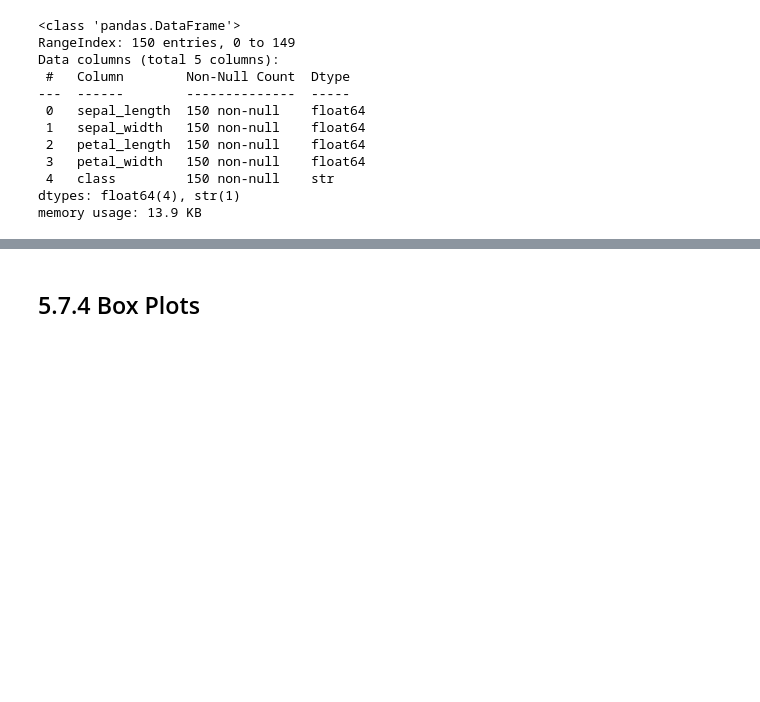
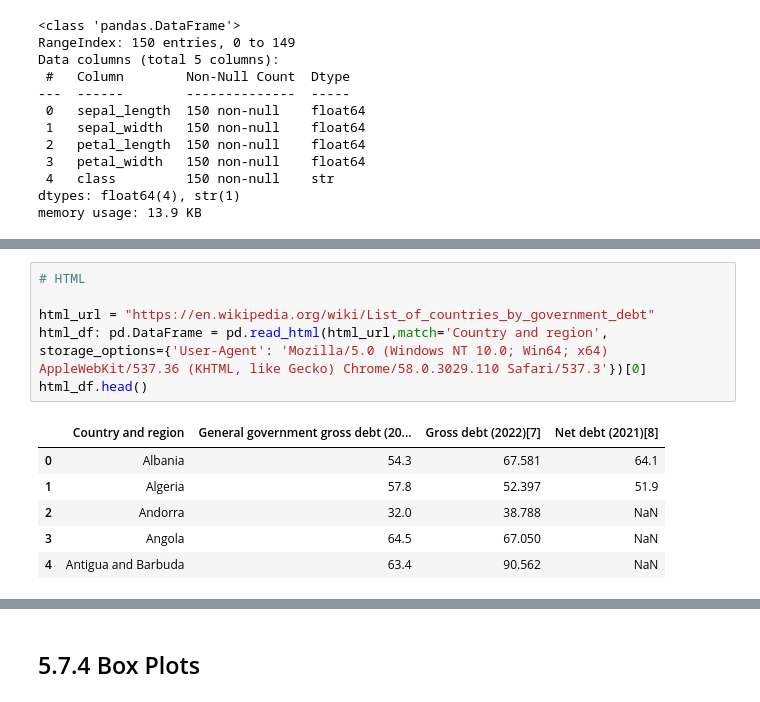
Before and after one commit to ahsankhan609/learn_ds_ml, a Jupyter notebook: notebooks/05_pandas/notes.ipynb, the cells around one changed output, grey strips where cells are left out. Cells and saved outputs as stored; diff of their text form; blank space fills up the shorter version.

```diff
--- a/notebooks/05_pandas/notes.ipynb
+++ b/notebooks/05_pandas/notes.ipynb
@@ -383,0 +427,13 @@ memory usage: 13.9 KB
+# %%
+# HTML
+
+html_url = "https://en.wikipedia.org/wiki/List_of_countries_by_government_debt"
+html_df: pd.DataFrame = pd.read_html(html_url,match='Country and region', storage_options={'User-Agent': 'Mozilla/5.0 (Windows NT 10.0; Win64; x64) AppleWebKit/537.36 (KHTML, like Gecko) Chrome/58.0.3029.110 Safari/537.3'})[0]
+html_df.head()
+# %% [output]
+|  | Country and region | General government gross debt (20... | Gross debt (2022)[7] | Net debt (2021)[8] |
+| 0 | Albania | 54.3 | 67.581 | 64.1 |
+| 1 | Algeria | 57.8 | 52.397 | 51.9 |
+| 2 | Andorra | 32.0 | 38.788 | NaN |
+| 3 | Angola | 64.5 | 67.050 | NaN |
+| 4 | Antigua and Barbuda | 63.4 | 90.562 | NaN |
```
Also changed, not shown: parts of 6 cells of this notebook.
